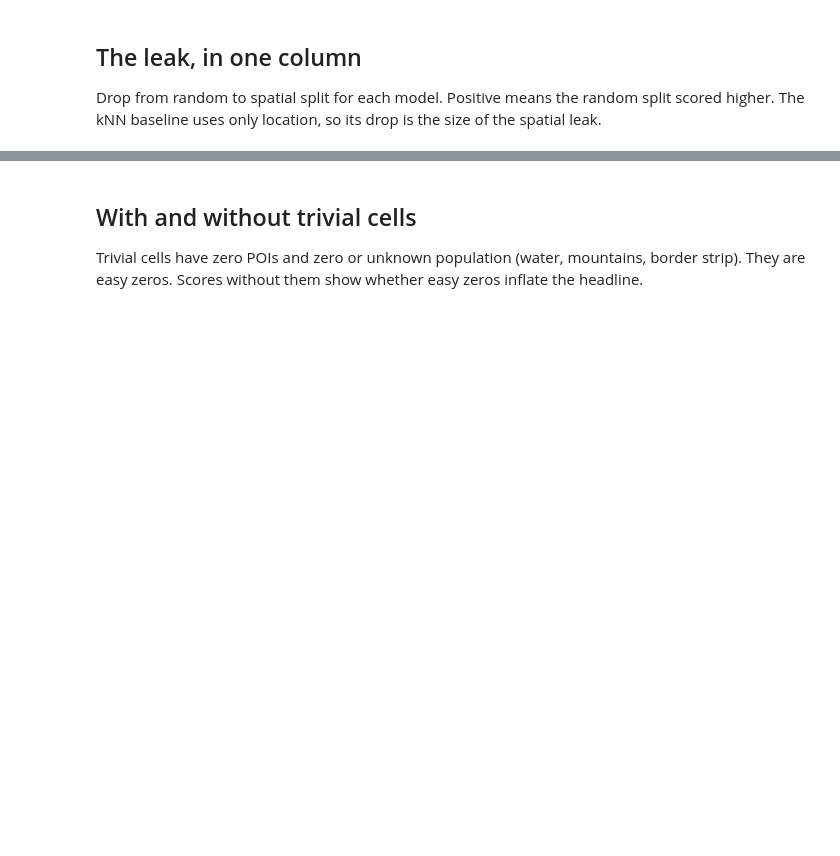
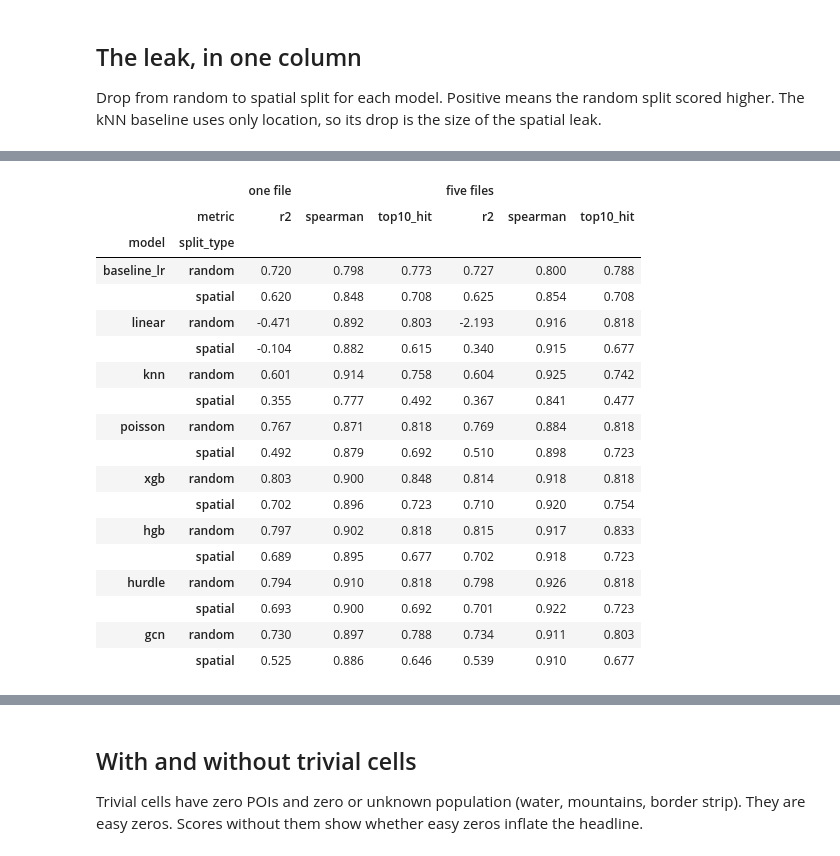
Before and after one commit to sbhattap/biketrips, a Jupyter notebook: notebooks/02_results.ipynb, the cells around one changed output, grey strips where cells are left out. Saved outputs shown, nothing was run; the diff lists cells and outputs as text; code cells hidden in the pictures; blank space fills up the shorter version.

```diff
--- a/notebooks/02_results.ipynb
+++ b/notebooks/02_results.ipynb
@@ -77,0 +86,24 @@ Drop from random to spatial split for each model. Positive means the random spli
+# %%
+free = ["r2", "spearman", "top10_hit"]
+pd.concat({"one file": evaluate.test_table(res / "metrics_file21.csv", free),
+           "five files": evaluate.test_table(res / "metrics.csv", free)}, axis=1).reindex(order, level="model")
+# %% [output]
+|  |  | one file |  |  | five files |  |  |
+|  | metric | r2 | spearman | top10_hit | r2 | spearman | top10_hit |
+| model | split_type |  |  |  |  |  |  |
+| baseline_lr | random | 0.720 | 0.798 | 0.773 | 0.727 | 0.800 | 0.788 |
+|  | spatial | 0.620 | 0.848 | 0.708 | 0.625 | 0.854 | 0.708 |
+| linear | random | -0.471 | 0.892 | 0.803 | -2.193 | 0.916 | 0.818 |
+|  | spatial | -0.104 | 0.882 | 0.615 | 0.340 | 0.915 | 0.677 |
+| knn | random | 0.601 | 0.914 | 0.758 | 0.604 | 0.925 | 0.742 |
+|  | spatial | 0.355 | 0.777 | 0.492 | 0.367 | 0.841 | 0.477 |
+| poisson | random | 0.767 | 0.871 | 0.818 | 0.769 | 0.884 | 0.818 |
+|  | spatial | 0.492 | 0.879 | 0.692 | 0.510 | 0.898 | 0.723 |
+| xgb | random | 0.803 | 0.900 | 0.848 | 0.814 | 0.918 | 0.818 |
+|  | spatial | 0.702 | 0.896 | 0.723 | 0.710 | 0.920 | 0.754 |
+| hgb | random | 0.797 | 0.902 | 0.818 | 0.815 | 0.917 | 0.833 |
+|  | spatial | 0.689 | 0.895 | 0.677 | 0.702 | 0.918 | 0.723 |
+| hurdle | random | 0.794 | 0.910 | 0.818 | 0.798 | 0.926 | 0.818 |
+|  | spatial | 0.693 | 0.900 | 0.692 | 0.701 | 0.922 | 0.723 |
+| gcn | random | 0.730 | 0.897 | 0.788 | 0.734 | 0.911 | 0.803 |
+|  | spatial | 0.525 | 0.886 | 0.646 | 0.539 | 0.910 | 0.677 |
```
Also changed, not shown: parts of 18 cells of this notebook, 22 other files.
